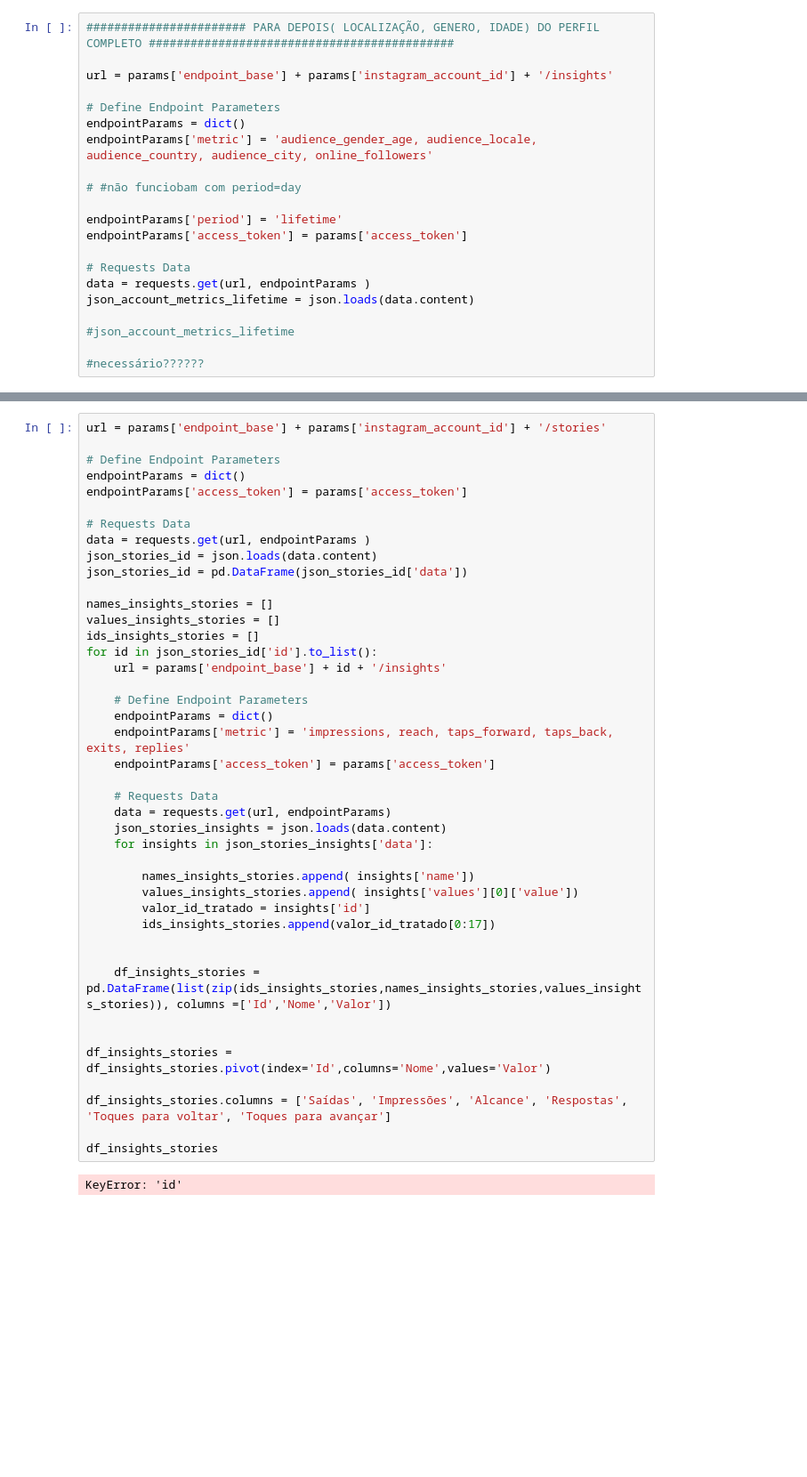
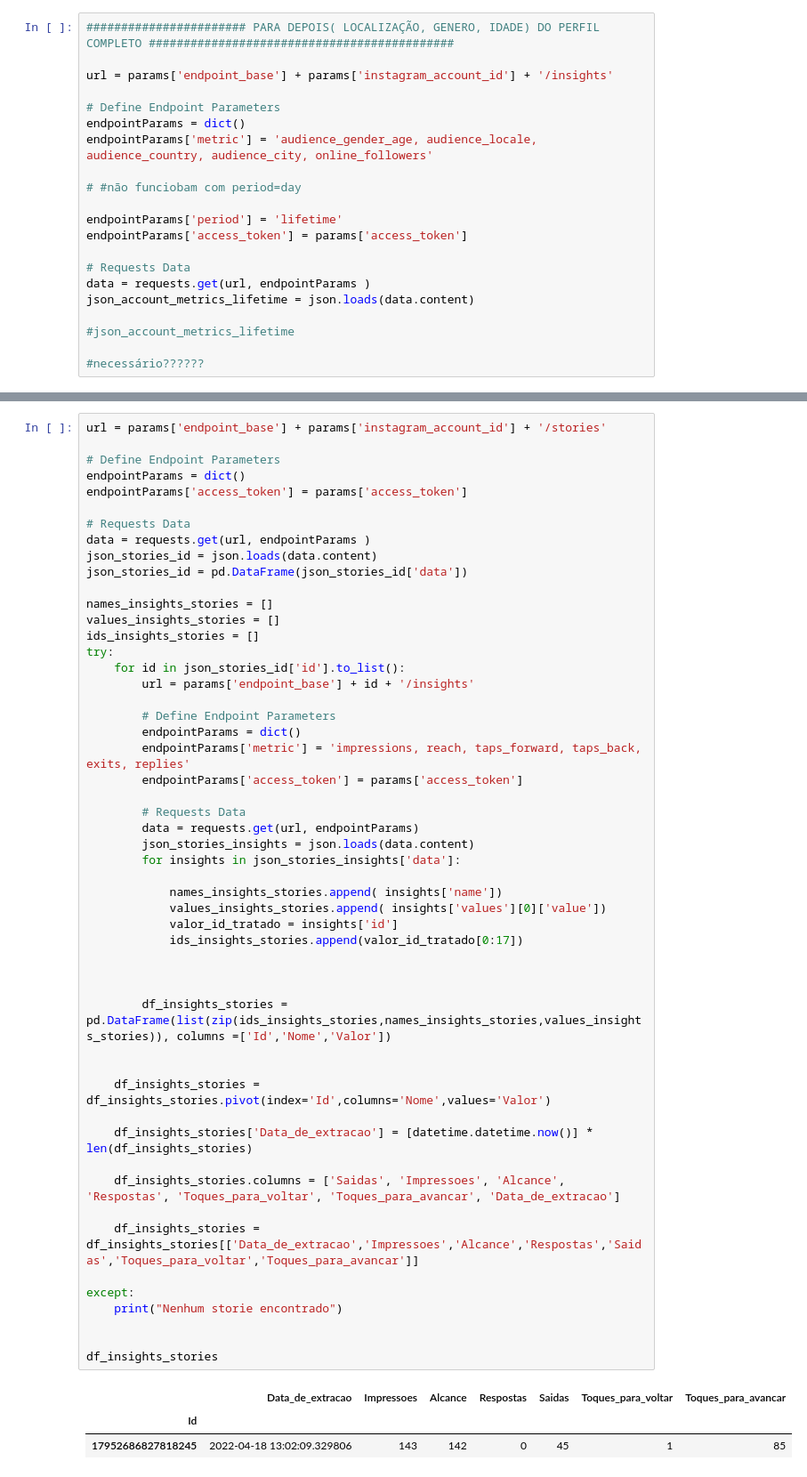
Before and after one commit to viniciusvianavieira/Edufinance, a Jupyter notebook: ApiInstagram/ApiTesteInstagram.ipynb, the cells around one changed output, grey strips where cells are left out. Shown: that part at 89% size. Cells and saved outputs as stored; diff of their text form; blank space fills up the shorter version.

```diff
--- a/ApiInstagram/ApiTesteInstagram.ipynb
+++ b/ApiInstagram/ApiTesteInstagram.ipynb
@@ -404,44 +414,56 @@ df_metrics_accounts_generics
 # %%
 url = params['endpoint_base'] + params['instagram_account_id'] + '/stories'
 
 # Define Endpoint Parameters
 endpointParams = dict()
 endpointParams['access_token'] = params['access_token']
 
 # Requests Data
 data = requests.get(url, endpointParams )
 json_stories_id = json.loads(data.content)
 json_stories_id = pd.DataFrame(json_stories_id['data'])
 
 names_insights_stories = []
 values_insights_stories = []
 ids_insights_stories = []
-for id in json_stories_id['id'].to_list():
-    url = params['endpoint_base'] + id + '/insights'
+try:
+    for id in json_stories_id['id'].to_list():
+        url = params['endpoint_base'] + id + '/insights'
 
-    # Define Endpoint Parameters
-    endpointParams = dict()
-    endpointParams['metric'] = 'impressions, reach, taps_forward, taps_back, exits, replies'
-    endpointParams['access_token'] = params['access_token']
+        # Define Endpoint Parameters
+        endpointParams = dict()
+        endpointParams['metric'] = 'impressions, reach, taps_forward, taps_back, exits, replies'
+        endpointParams['access_token'] = params['access_token']
 
-    # Requests Data
-    data = requests.get(url, endpointParams)
-    json_stories_insights = json.loads(data.content)
-    for insights in json_stories_insights['data']:
+        # Requests Data
+        data = requests.get(url, endpointParams)
+        json_stories_insights = json.loads(data.content)
+        for insights in json_stories_insights['data']:
 
-        names_insights_stories.append( insights['name'])
-        values_insights_stories.append( insights['values'][0]['value'])
-        valor_id_tratado = insights['id']
-        ids_insights_stories.append(valor_id_tratado[0:17])
+            names_insights_stories.append( insights['name'])
+            values_insights_stories.append( insights['values'][0]['value'])
+            valor_id_tratado = insights['id']
+            ids_insights_stories.append(valor_id_tratado[0:17])
 
 
-    df_insights_stories = pd.DataFrame(list(zip(ids_insights_stories,names_insights_stories,values_insights_stories)), columns =['Id','Nome','Valor'])
+
+        df_insights_stories = pd.DataFrame(list(zip(ids_insights_stories,names_insights_stories,values_insights_stories)), columns =['Id','Nome','Valor'])
 
 
-df_insights_stories = df_insights_stories.pivot(index='Id',columns='Nome',values='Valor')
+    df_insights_stories = df_insights_stories.pivot(index='Id',columns='Nome',values='Valor')
 
-df_insights_stories.columns = ['Saídas', 'Impressões', 'Alcance', 'Respostas', 'Toques para voltar', 'Toques para avançar']
+    df_insights_stories['Data_de_extracao'] = [datetime.datetime.now()] * len(df_insights_stories)
+
+    df_insights_stories.columns = ['Saidas', 'Impressoes', 'Alcance', 'Respostas', 'Toques_para_voltar', 'Toques_para_avancar', 'Data_de_extracao']
+
+    df_insights_stories = df_insights_stories[['Data_de_extracao','Impressoes','Alcance','Respostas','Saidas','Toques_para_voltar','Toques_para_avancar']]
+
+except:
+    print("Nenhum storie encontrado")
+
 
 df_insights_stories
 # %% [output]
-KeyError: 'id'
+|  | Data_de_extracao | Impressoes | Alcance | Respostas | Saidas | Toques_para_voltar | Toques_para_avancar |
+| Id |  |  |  |  |  |  |  |
+| 17952686827818245 | 2022-04-18 13:02:09.329806 | 143 | 142 | 0 | 45 | 1 | 85 |
```
Also changed, not shown: parts of 15 cells of this notebook, 8 other files.
